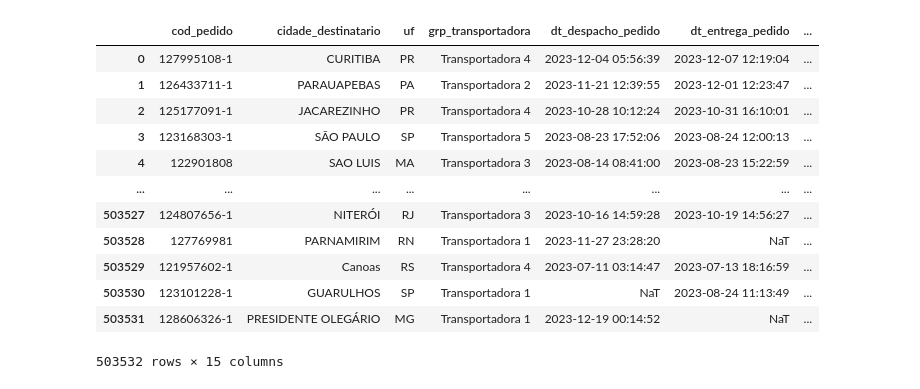
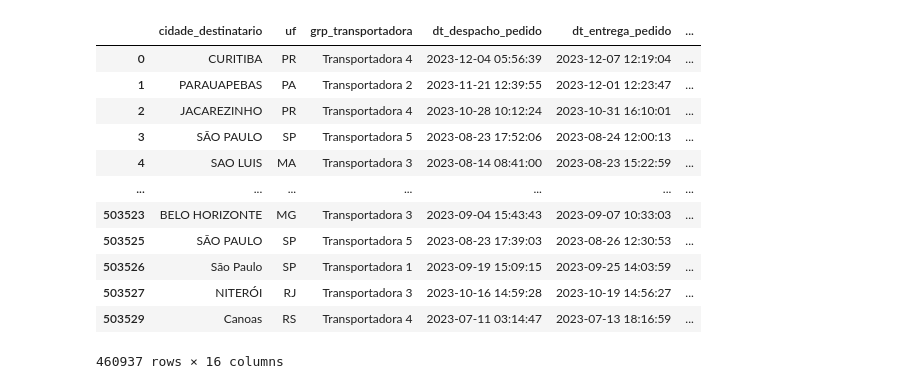
Before and after one commit to rafaelpbaptista-cwb/especializacao_ux_ciencia_dados, a Jupyter notebook: analise_exploratoria.ipynb, the cells around one changed output. Drawn from its saved outputs; the diff is of its cells as text; code cells hidden in the pictures.

```diff
--- a/analise_exploratoria.ipynb
+++ b/analise_exploratoria.ipynb
@@ -1,42 +6,57 @@
 # %%
 import pandas as pd
 
 df = pd.read_csv("dados/amostra.csv")
-df.drop(columns=["Unnamed: 0"], inplace=True)
-
 
 df["dt_despacho_pedido"] = pd.to_datetime(
     df["dt_despacho_pedido"] + " " + df["hr_despacho_pedido"],
     format="%Y-%m-%d %H:%M:%S",
 )
-df.drop(columns=["hr_despacho_pedido"], inplace=True)
 
 df["dt_entrega_pedido"] = pd.to_datetime(
     df["dt_entrega_pedido"] + " " + df["hr_entrega_pedido"],
     format="%Y-%m-%d %H:%M:%S",
 )
-df.drop(columns=["hr_entrega_pedido"], inplace=True)
 
 df["dt_previsao_entrega_cliente"] = pd.to_datetime(df["dt_previsao_entrega_cliente"])
 
 df["dt_criacao"] = pd.to_datetime(df["dt_criacao"])
 
 df["dt_pagamento_pedido"] = pd.to_datetime(df["dt_pagamento_pedido"])
 
 df["flg_existem_ocorrencias"] = df["flg_existem_ocorrencias"].str.lower() == "sim"
 
+df["entregue_no_prazo"] = df["tp_performance_entrega"] == "Entregue no Prazo"
+
+df["qtde_dias_prazo_entrega"] = df["dt_previsao_entrega_cliente"] - df["dt_despacho_pedido"]
+
+df["qtde_dias_efet_entrega"] = df["dt_entrega_pedido"] - df["dt_despacho_pedido"]
+
+df = df.query("not dt_despacho_pedido.isnull() and not dt_entrega_pedido.isnull() and not dt_pagamento_pedido.isnull()")
+
+df.drop(
+    columns=[
+        "Unnamed: 0",
+        "hr_despacho_pedido",
+        "hr_entrega_pedido",
+        "tp_performance_entrega",
+        "cod_pedido"
+    ],
+    inplace=True,
+)
+
 df
 # %% [output]
-|  | cod_pedido | cidade_destinatario | uf | grp_transportadora | dt_despacho_pedido | dt_entrega_pedido | ... |
-| 0 | 127995108-1 | CURITIBA | PR | Transportadora 4 | 2023-12-04 05:56:39 | 2023-12-07 12:19:04 | ... |
-| 1 | 126433711-1 | PARAUAPEBAS | PA | Transportadora 2 | 2023-11-21 12:39:55 | 2023-12-01 12:23:47 | ... |
-| 2 | 125177091-1 | JACAREZINHO | PR | Transportadora 4 | 2023-10-28 10:12:24 | 2023-10-31 16:10:01 | ... |
-| 3 | 123168303-1 | SÃO PAULO | SP | Transportadora 5 | 2023-08-23 17:52:06 | 2023-08-24 12:00:13 | ... |
-| 4 | 122901808 | SAO LUIS | MA | Transportadora 3 | 2023-08-14 08:41:00 | 2023-08-23 15:22:59 | ... |
-| ... | ... | ... | ... | ... | ... | ... | ... |
-| 503527 | 124807656-1 | NITERÓI | RJ | Transportadora 3 | 2023-10-16 14:59:28 | 2023-10-19 14:56:27 | ... |
-| 503528 | 127769981 | PARNAMIRIM | RN | Transportadora 1 | 2023-11-27 23:28:20 | NaT | ... |
-| 503529 | 121957602-1 | Canoas | RS | Transportadora 4 | 2023-07-11 03:14:47 | 2023-07-13 18:16:59 | ... |
-| 503530 | 123101228-1 | GUARULHOS | SP | Transportadora 1 | NaT | 2023-08-24 11:13:49 | ... |
-| 503531 | 128606326-1 | PRESIDENTE OLEGÁRIO | MG | Transportadora 1 | 2023-12-19 00:14:52 | NaT | ... |
+|  | cidade_destinatario | uf | grp_transportadora | dt_despacho_pedido | dt_entrega_pedido | ... |
+| 0 | CURITIBA | PR | Transportadora 4 | 2023-12-04 05:56:39 | 2023-12-07 12:19:04 | ... |
+| 1 | PARAUAPEBAS | PA | Transportadora 2 | 2023-11-21 12:39:55 | 2023-12-01 12:23:47 | ... |
+| 2 | JACAREZINHO | PR | Transportadora 4 | 2023-10-28 10:12:24 | 2023-10-31 16:10:01 | ... |
+| 3 | SÃO PAULO | SP | Transportadora 5 | 2023-08-23 17:52:06 | 2023-08-24 12:00:13 | ... |
+| 4 | SAO LUIS | MA | Transportadora 3 | 2023-08-14 08:41:00 | 2023-08-23 15:22:59 | ... |
+| ... | ... | ... | ... | ... | ... | ... |
+| 503523 | BELO HORIZONTE | MG | Transportadora 3 | 2023-09-04 15:43:43 | 2023-09-07 10:33:03 | ... |
+| 503525 | SÃO PAULO | SP | Transportadora 5 | 2023-08-23 17:39:03 | 2023-08-26 12:30:53 | ... |
+| 503526 | São Paulo | SP | Transportadora 1 | 2023-09-19 15:09:15 | 2023-09-25 14:03:59 | ... |
+| 503527 | NITERÓI | RJ | Transportadora 3 | 2023-10-16 14:59:28 | 2023-10-19 14:56:27 | ... |
+| 503529 | Canoas | RS | Transportadora 4 | 2023-07-11 03:14:47 | 2023-07-13 18:16:59 | ... |
-503532 rows × 15 columns
+460937 rows × 16 columns
```
Also changed, not shown: parts of 4 cells of this notebook, 1 other file.
